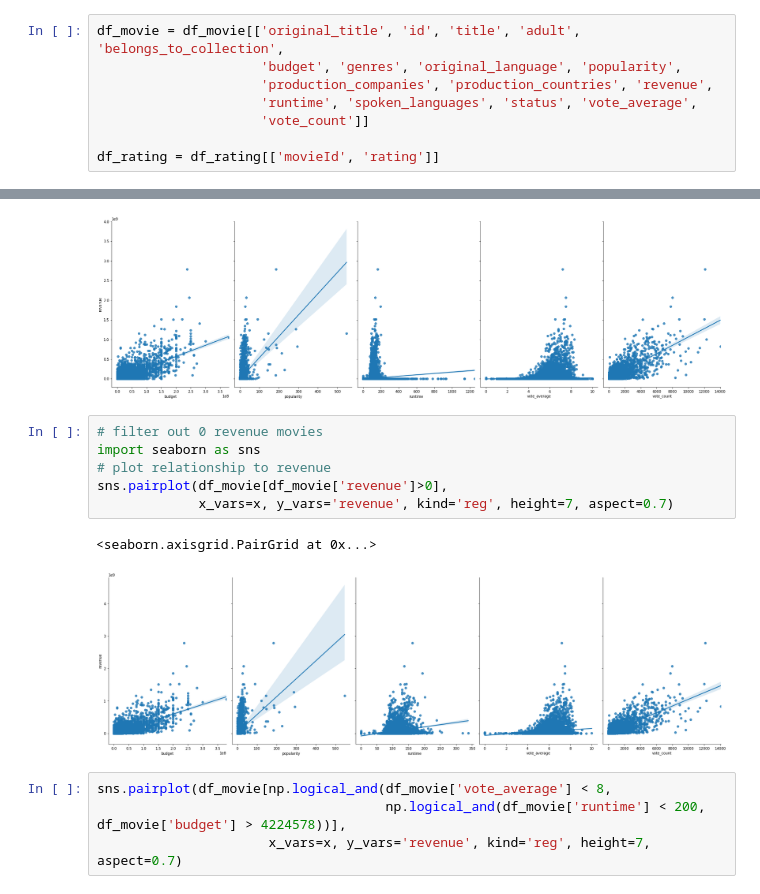
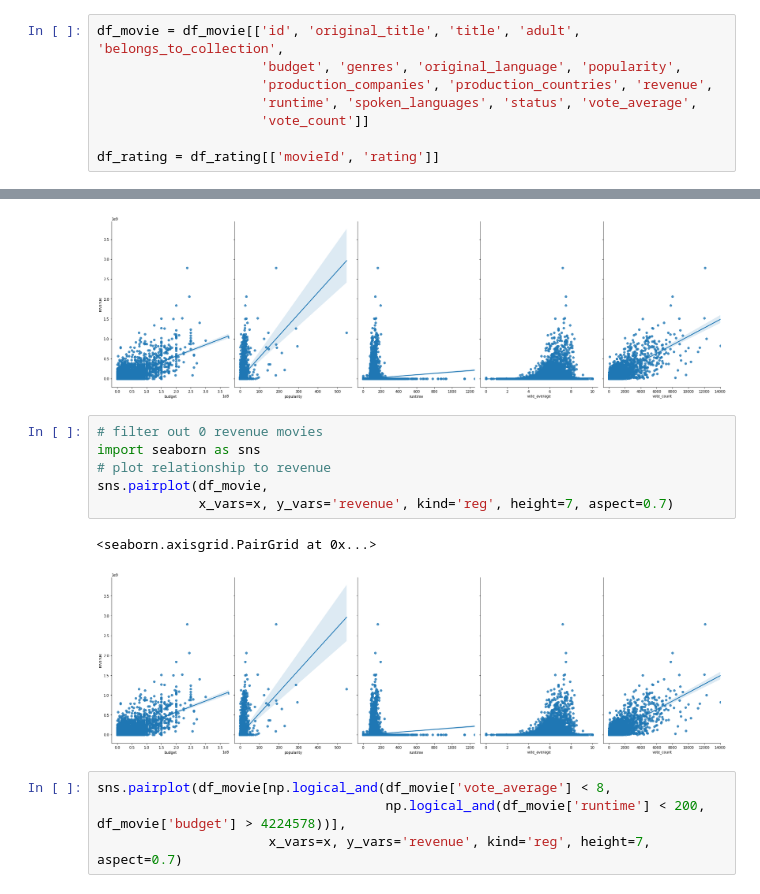
Before and after one commit to sangchoi93/ai_group_20, a Jupyter notebook: movie_dataset.ipynb, the cells around one changed output, grey strips where cells are left out. Cells and saved outputs as stored; diff of their text form.

```diff
--- a/movie_dataset.ipynb
+++ b/movie_dataset.ipynb
@@ -11,7 +11,7 @@ df_keywords = pd.read_csv('keywords.csv')
 # %% [markdown]
 # Data Preprocessing
 # %%
-df_movie = df_movie[['original_title', 'id', 'title', 'adult', 'belongs_to_collection',
+df_movie = df_movie[['id', 'original_title', 'title', 'adult', 'belongs_to_collection',
                      'budget', 'genres', 'original_language', 'popularity',
                      'production_companies', 'production_countries', 'revenue',
                      'runtime', 'spoken_languages', 'status', 'vote_average',
@@ -67,12 +52,12 @@ sns.pairplot(df_movie, x_vars=x, y_vars='revenue', kind='reg', height=7, aspect=
 # %%
 # filter out 0 revenue movies
 import seaborn as sns
 # plot relationship to revenue
-sns.pairplot(df_movie[df_movie['revenue']>0],
+sns.pairplot(df_movie,
              x_vars=x, y_vars='revenue', kind='reg', height=7, aspect=0.7)
 # %% [output]
 <seaborn.axisgrid.PairGrid at 0x...>
-[figure, old version]
+[figure, new version]
 # %%
 sns.pairplot(df_movie[np.logical_and(df_movie['vote_average'] < 8,
                                      np.logical_and(df_movie['runtime'] < 200, df_movie['budget'] > 4224578))],
```
Also changed, not shown: parts of 18 cells of this notebook.
